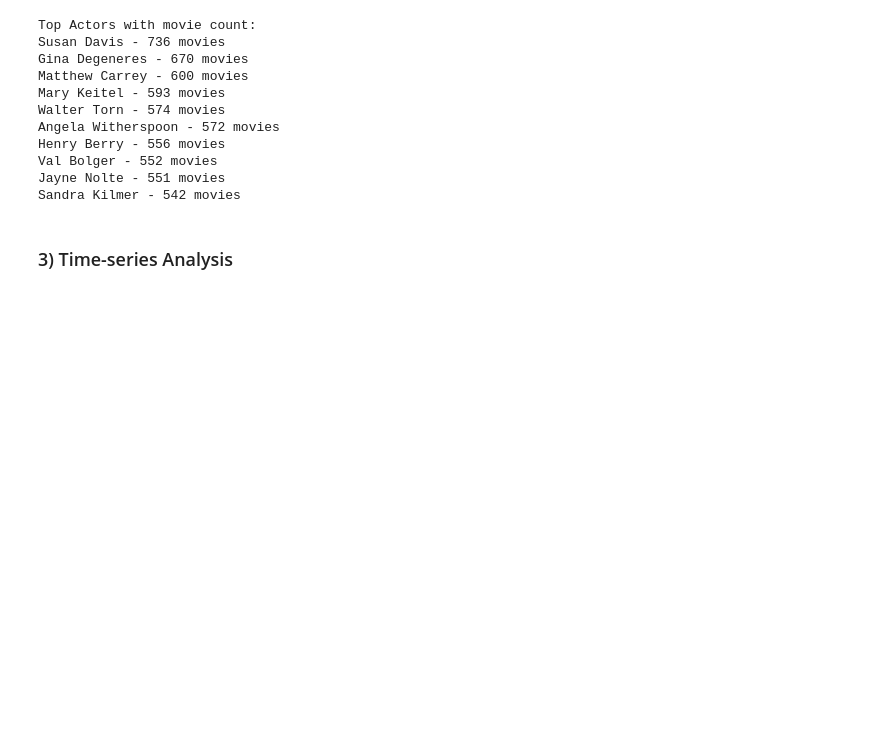
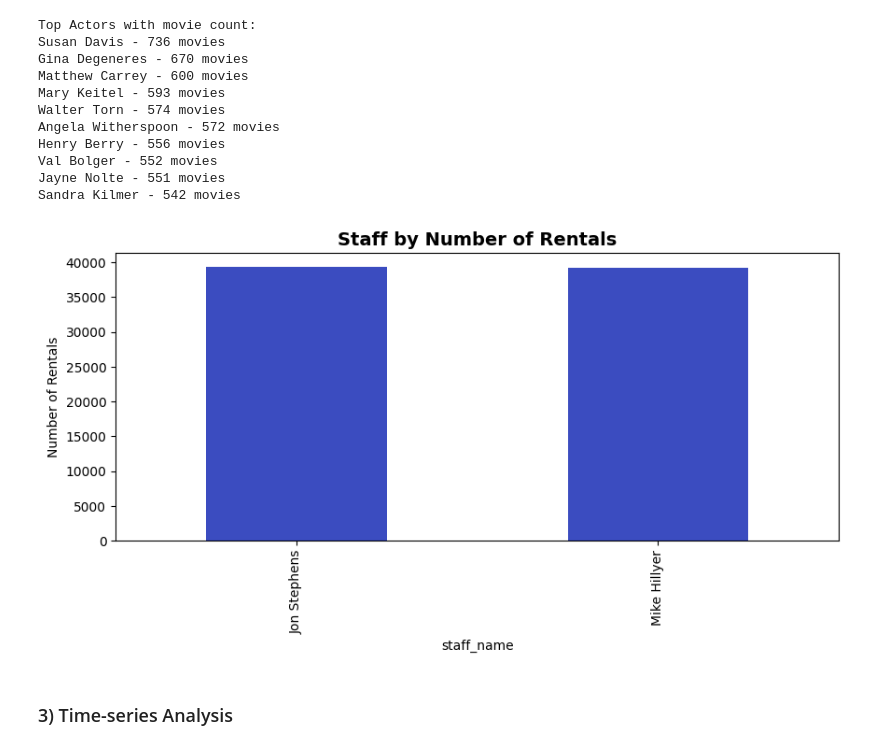
Before and after one commit to Gengatharan1/ds_dvd_rental_analysis, a Jupyter notebook: 1.eda.ipynb, the cells around one changed output. Cells and saved outputs as stored; diff of their text form; code cells hidden in the pictures; blank space fills up the shorter version.

```diff
--- a/1.eda.ipynb
+++ b/1.eda.ipynb
@@ -639,6 +639,14 @@ Henry Berry - 556 movies
 Val Bolger - 552 movies
 Jayne Nolte - 551 movies
 Sandra Kilmer - 542 movies
+# %%
+staff_performance = df['staff_name'].value_counts().head()
+staff_performance.plot(kind='bar', figsize=(10, 4), colormap='coolwarm')
+plt.title('Staff by Number of Rentals', fontsize=14, fontweight='bold')
+plt.ylabel('Number of Rentals')
+plt.show()
+# %% [output]
+[figure, added]
 # %% [markdown]
 ### 3) Time-series Analysis
 # %%
```
Also changed, not shown: parts of 1 cell of this notebook, 2 other files.
